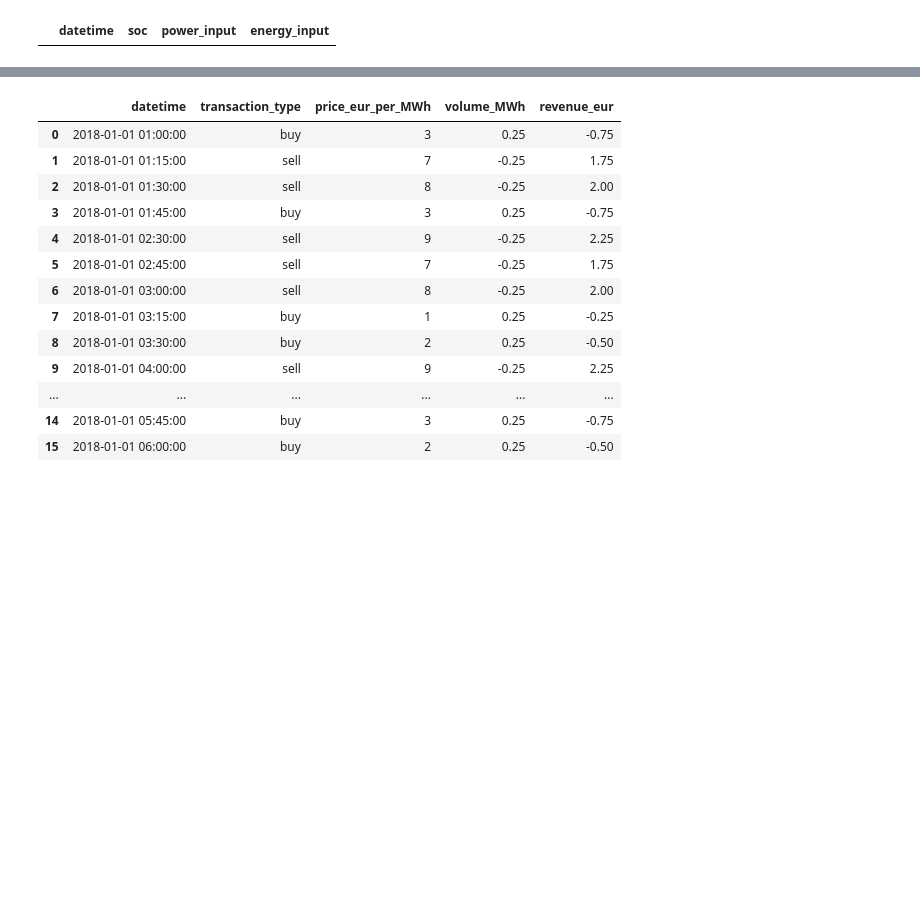
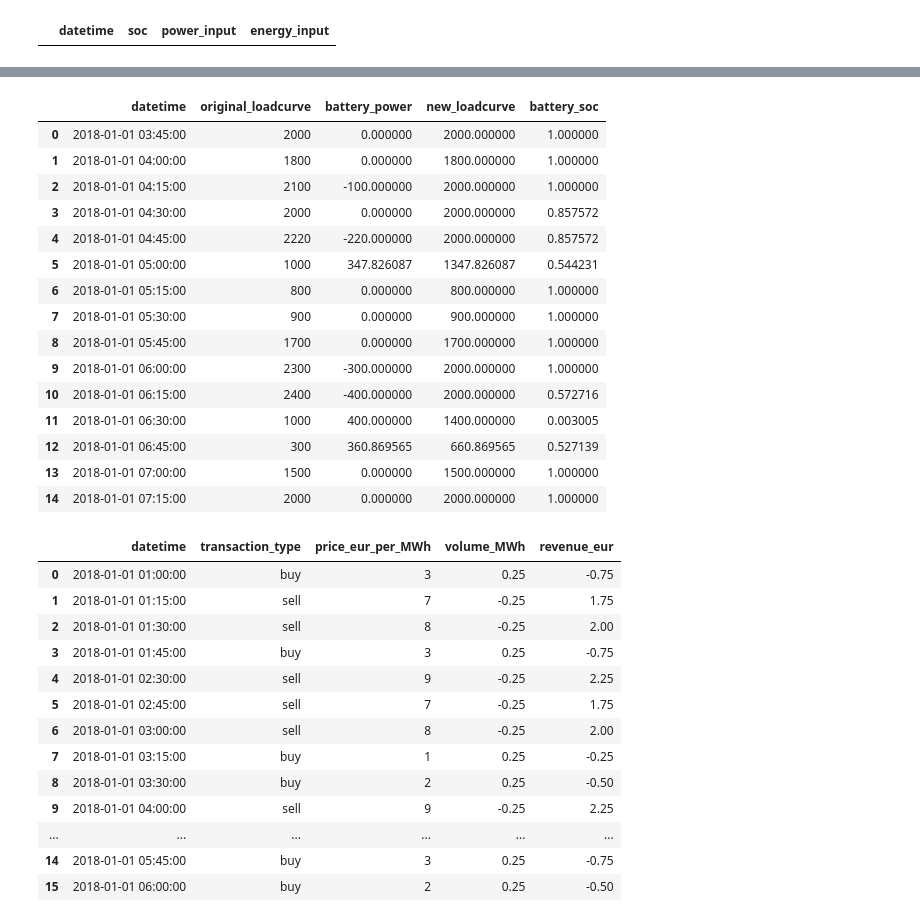
Before and after one commit to gstrothmann/Battery, a Jupyter notebook: Python_Battery_Package.ipynb, the cells around one changed output, grey strips where cells are left out. Cells and saved outputs as stored; diff of their text form; code cells hidden in the pictures; blank space fills up the shorter version.

```diff
--- a/Python_Battery_Package.ipynb
+++ b/Python_Battery_Package.ipynb
@@ -29,3 +41,22 @@ plt.axhline(peak_limit, color = 'red');
+# %%
+myBattery.applications.peakshaving(loadcurve,peak_limit)
+# %% [output]
+|  | datetime | original_loadcurve | battery_power | new_loadcurve | battery_soc |
+| 0 | 2018-01-01 03:45:00 | 2000 | 0.000000 | 2000.000000 | 1.000000 |
+| 1 | 2018-01-01 04:00:00 | 1800 | 0.000000 | 1800.000000 | 1.000000 |
+| 2 | 2018-01-01 04:15:00 | 2100 | -100.000000 | 2000.000000 | 1.000000 |
+| 3 | 2018-01-01 04:30:00 | 2000 | 0.000000 | 2000.000000 | 0.857572 |
+| 4 | 2018-01-01 04:45:00 | 2220 | -220.000000 | 2000.000000 | 0.857572 |
+| 5 | 2018-01-01 05:00:00 | 1000 | 347.826087 | 1347.826087 | 0.544231 |
+| 6 | 2018-01-01 05:15:00 | 800 | 0.000000 | 800.000000 | 1.000000 |
+| 7 | 2018-01-01 05:30:00 | 900 | 0.000000 | 900.000000 | 1.000000 |
+| 8 | 2018-01-01 05:45:00 | 1700 | 0.000000 | 1700.000000 | 1.000000 |
+| 9 | 2018-01-01 06:00:00 | 2300 | -300.000000 | 2000.000000 | 1.000000 |
+| 10 | 2018-01-01 06:15:00 | 2400 | -400.000000 | 2000.000000 | 0.572716 |
+| 11 | 2018-01-01 06:30:00 | 1000 | 400.000000 | 1400.000000 | 0.003005 |
+| 12 | 2018-01-01 06:45:00 | 300 | 360.869565 | 660.869565 | 0.527139 |
+| 13 | 2018-01-01 07:00:00 | 1500 | 0.000000 | 1500.000000 | 1.000000 |
+| 14 | 2018-01-01 07:15:00 | 2000 | 0.000000 | 2000.000000 | 1.000000 |
 # %%
 myBattery.timestep_minutes = 15
 # %%
```
Also changed, not shown: parts of 5 cells of this notebook, 1 other file.
